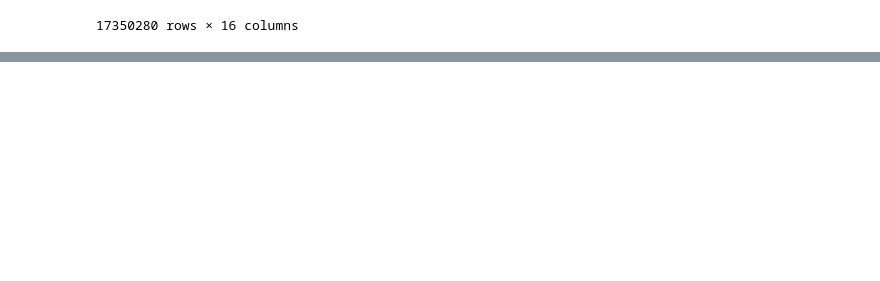
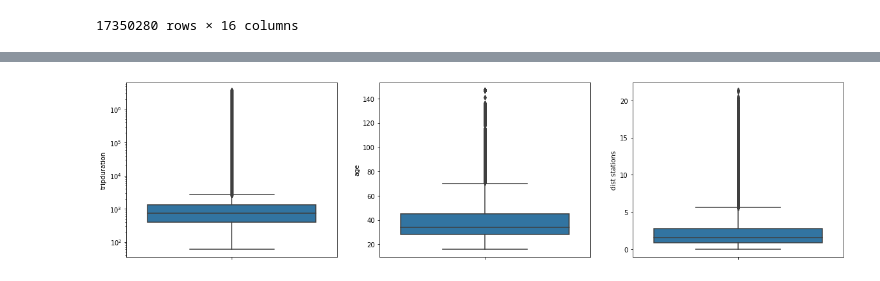
Before and after one commit to MinjianWu/Data-Analysis-NanoDegree-Project-6, a Jupyter notebook: Exploration - NYC Bike Share.ipynb, the cells around one changed output, grey strips where cells are left out. Saved outputs shown, nothing was run; the diff lists cells and outputs as text; code cells hidden in the pictures; blank space fills up the shorter version.

```diff
--- a/Exploration - NYC Bike Share.ipynb
+++ b/Exploration - NYC Bike Share.ipynb
@@ -276,0 +237,12 @@ the quote-formatted guide notes like this one before you finish your report!
+# %%
+# read in the cleaned dataframe from file
+data = pd.read_csv('NYC_bike_2020_cleaned.csv', index_col=False)
+data.drop('Unnamed: 0', axis=1, inplace=True)
+# %%
+# convert time columns to datatime objects
+data['starttime'] = pd.to_datetime(data['starttime'])
+data['stoptime'] = pd.to_datetime(data['stoptime'])
+# %%
+# In fact, for plotting, it's easier if we
+# transform gender labels to [male, female] instead of [1,2]
+data['gender'] = data['gender'].map({1: 'male', 2: 'female'})
@@ -276,0 +262,19 @@ the quote-formatted guide notes like this one before you finish your report!
+# %%
+# subplots of box plots for the three numerical variables
+plt.figure(figsize=[20, 5])
+to_plot = data
+
+# left plot: trip duration
+plt.subplot(1, 3, 1)
+sns.boxplot(data=to_plot, y='tripduration')
+plt.yscale('log');  # some are too large to be on a normal scale
+
+# center plot: age
+plt.subplot(1, 3, 2)
+sns.boxplot(data=to_plot, y='age');
+
+# rght plot: dist stations
+plt.subplot(1, 3, 3)
+sns.boxplot(data=to_plot, y='dist stations');
+# %% [output]
+[figure, added]
```
Also changed, not shown: parts of 70 cells of this notebook.
